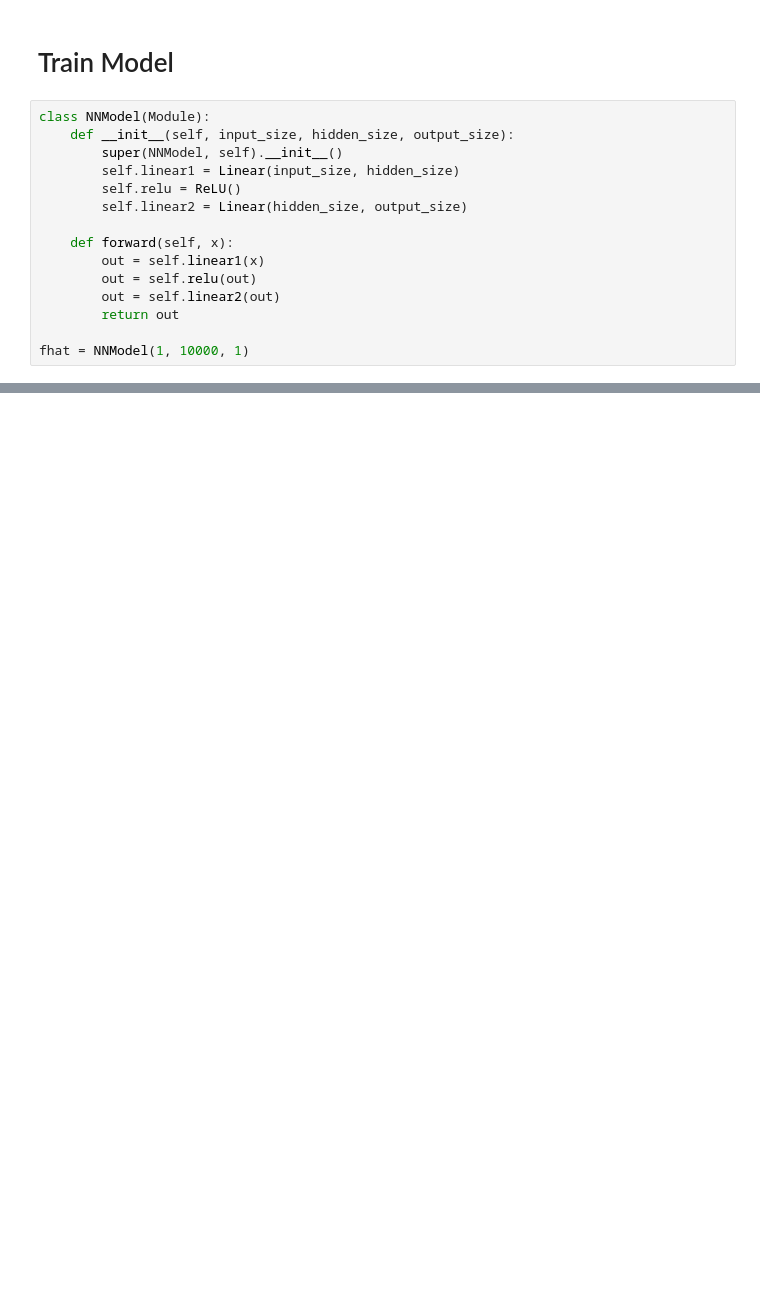
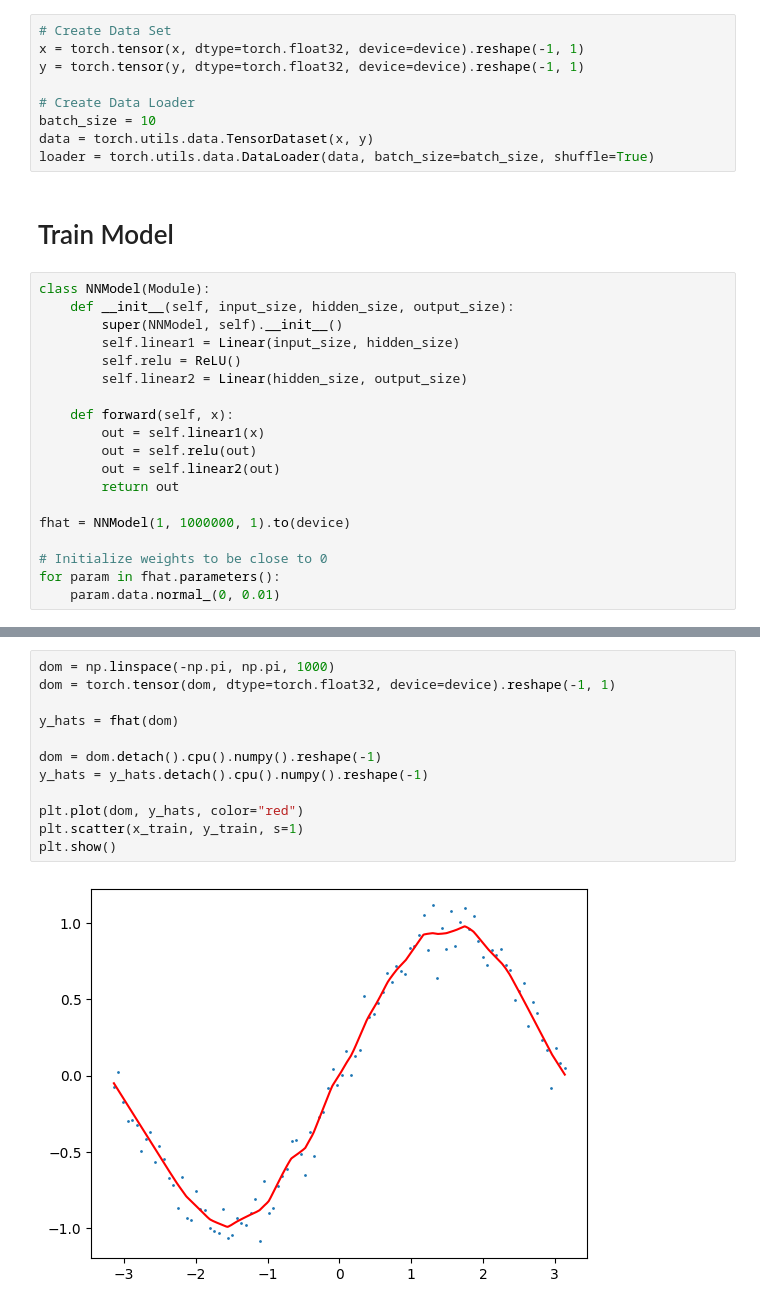
Before and after one commit to bryceadam1/math-522-project, a Jupyter notebook: Bryce/project.ipynb, the cells around one changed output, grey strips where cells are left out. Drawn from its saved outputs; the diff is of its cells as text; blank space fills up the shorter version.

Commit message:
Initial experiments with NN

```diff
--- a/Bryce/project.ipynb
+++ b/Bryce/project.ipynb
@@ -35,3 +39,12 @@ plt.show()
+# %%
+# Create Data Set
+x = torch.tensor(x, dtype=torch.float32, device=device).reshape(-1, 1)
+y = torch.tensor(y, dtype=torch.float32, device=device).reshape(-1, 1)
+
+# Create Data Loader
+batch_size = 10
+data = torch.utils.data.TensorDataset(x, y)
+loader = torch.utils.data.DataLoader(data, batch_size=batch_size, shuffle=True)
 # %% [markdown]
 # Train Model
 # %%
@@ -48,4 +61,8 @@ class NNModel(Module):
         out = self.linear2(out)
         return out
 
-fhat = NNModel(1, 10000, 1)
+fhat = NNModel(1, 1000000, 1).to(device)
+
+# Initialize weights to be close to 0
+for param in fhat.parameters():
+    param.data.normal_(0, 0.01)
@@ -51,0 +88,14 @@ fhat = NNModel(1, 10000, 1)
+# %%
+dom = np.linspace(-np.pi, np.pi, 1000)
+dom = torch.tensor(dom, dtype=torch.float32, device=device).reshape(-1, 1)
+
+y_hats = fhat(dom)
+
+dom = dom.detach().cpu().numpy().reshape(-1)
+y_hats = y_hats.detach().cpu().numpy().reshape(-1)
+
+plt.plot(dom, y_hats, color="red")
+plt.scatter(x_train, y_train, s=1)
+plt.show()
+# %% [output]
+[figure, added]
```
Also changed, not shown: parts of 4 cells of this notebook, 1 other file.
